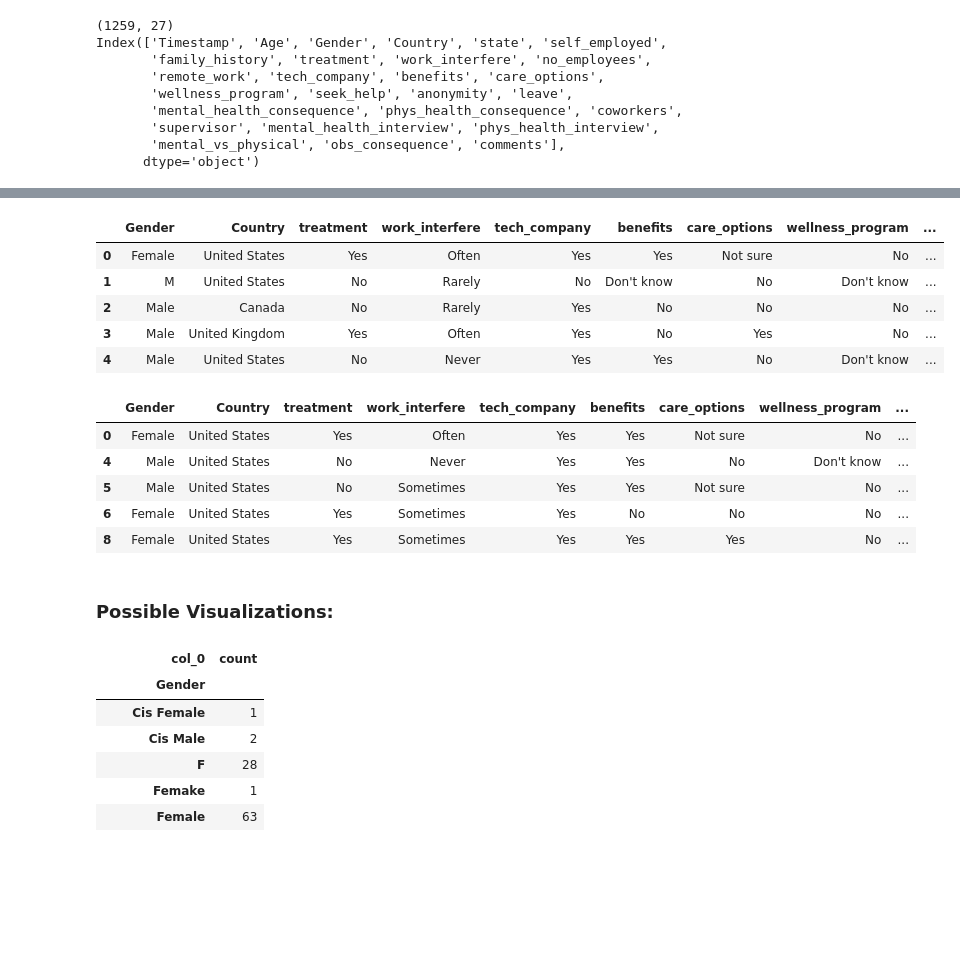
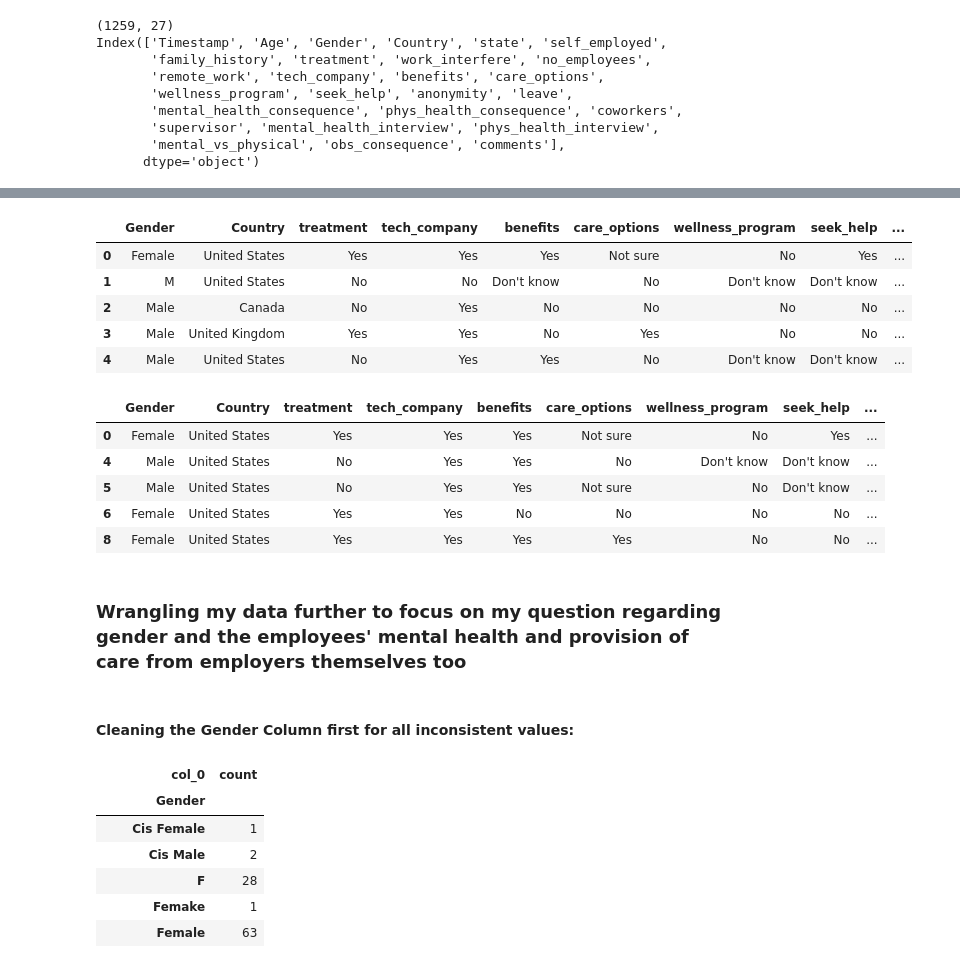
Before and after one commit to ubco-W2022T2-data301/project-group-group-49, a Jupyter notebook: analysis/analysis2.ipynb, the cells around one changed output, grey strips where cells are left out. Cells and saved outputs as stored; diff of their text form; code cells hidden in the pictures; blank space fills up the shorter version.

```diff
--- a/analysis/analysis2.ipynb
+++ b/analysis/analysis2.ipynb
@@ -109,30 +117,31 @@ TypeError: concat() got an unexpected keyword argument 'join_axes'
 # %%
 #Dropping columns not relevant to my research:
+#Also dropping the work_interfere column for the many missing rows of info
 
-df2=df.drop(['Timestamp','Age', 'self_employed','state','family_history', 'no_employees','remote_work',
-              'comments', 'obs_consequence'], axis=1)
+df2=df.drop(['Timestamp','Age', 'self_employed','state','family_history', 'no_employees','remote_work', 'phys_health_consequence',
+              'comments', 'obs_consequence', 'phys_health_interview', 'leave', 'anonymity', 'work_interfere'], axis=1)
 df2.head()
 # %% [output]
-|  | Gender | Country | treatment | work_interfere | tech_company | benefits | care_options | wellness_program | ... |
-| 0 | Female | United States | Yes | Often | Yes | Yes | Not sure | No | ... |
-| 1 | M | United States | No | Rarely | No | Don't know | No | Don't know | ... |
-| 2 | Male | Canada | No | Rarely | Yes | No | No | No | ... |
-| 3 | Male | United Kingdom | Yes | Often | Yes | No | Yes | No | ... |
-| 4 | Male | United States | No | Never | Yes | Yes | No | Don't know | ... |
+|  | Gender | Country | treatment | tech_company | benefits | care_options | wellness_program | seek_help | ... |
+| 0 | Female | United States | Yes | Yes | Yes | Not sure | No | Yes | ... |
+| 1 | M | United States | No | No | Don't know | No | Don't know | Don't know | ... |
+| 2 | Male | Canada | No | Yes | No | No | No | No | ... |
+| 3 | Male | United Kingdom | Yes | Yes | No | Yes | No | No | ... |
+| 4 | Male | United States | No | Yes | Yes | No | Don't know | Don't know | ... |
 # %%
 # to focus my dataset, I will filter through results only in the United States
 df3=df2[df2["Country"].str.contains("United States")]
 
 # and now filter for only workers in tech companies
-data=df3.loc[df3['tech_company'] == 'Yes']
-data.head(5)
+df4=df3.loc[df3['tech_company'] == 'Yes']
+df4.head(5)
 # %% [output]
-|  | Gender | Country | treatment | work_interfere | tech_company | benefits | care_options | wellness_program | ... |
-| 0 | Female | United States | Yes | Often | Yes | Yes | Not sure | No | ... |
-| 4 | Male | United States | No | Never | Yes | Yes | No | Don't know | ... |
-| 5 | Male | United States | No | Sometimes | Yes | Yes | Not sure | No | ... |
-| 6 | Female | United States | Yes | Sometimes | Yes | No | No | No | ... |
-| 8 | Female | United States | Yes | Sometimes | Yes | Yes | Yes | No | ... |
+|  | Gender | Country | treatment | tech_company | benefits | care_options | wellness_program | seek_help | ... |
+| 0 | Female | United States | Yes | Yes | Yes | Not sure | No | Yes | ... |
+| 4 | Male | United States | No | Yes | Yes | No | Don't know | Don't know | ... |
+| 5 | Male | United States | No | Yes | Yes | Not sure | No | Don't know | ... |
+| 6 | Female | United States | Yes | Yes | No | No | No | No | ... |
+| 8 | Female | United States | Yes | Yes | Yes | Yes | No | No | ... |
 # %%
 # I can now save this as it's own repsective dataset to work off of
 from pathlib import Path
@@ -142,5 +151,7 @@ data.to_csv(filepath)
-# %% [markdown]
-### **Possible Visualizations:**
+# %% [markdown]
+### **Wrangling my data further to focus on my question regarding gender and the employees' mental health and provision of care from employers themselves too**
 # %%
 data = pd.read_csv("../data/processed/analysis_2_data.csv")
+# %% [markdown]
+#### Cleaning the Gender Column first for all inconsistent values:
 # %%
```
Also changed, not shown: parts of 39 cells of this notebook, 3 other files.
